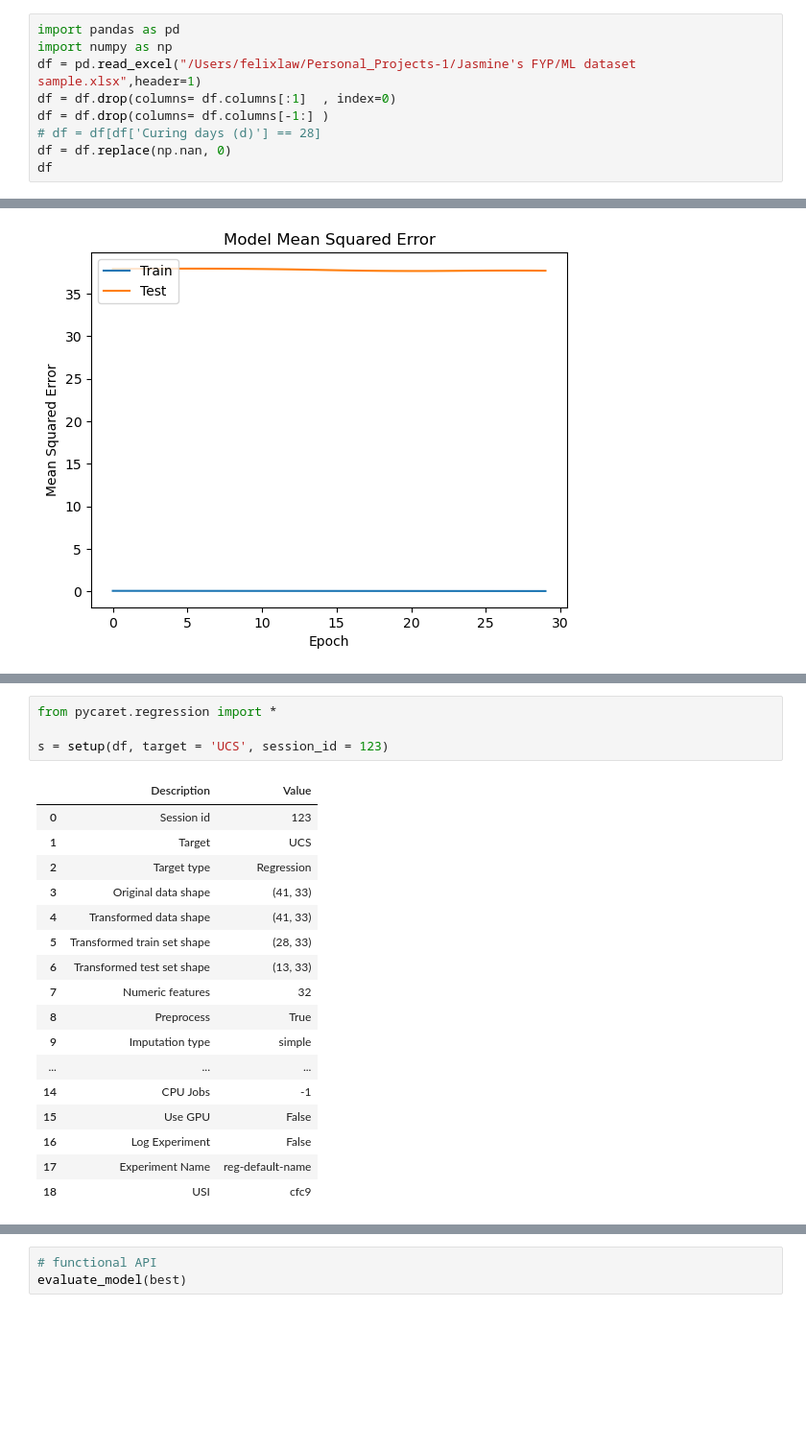
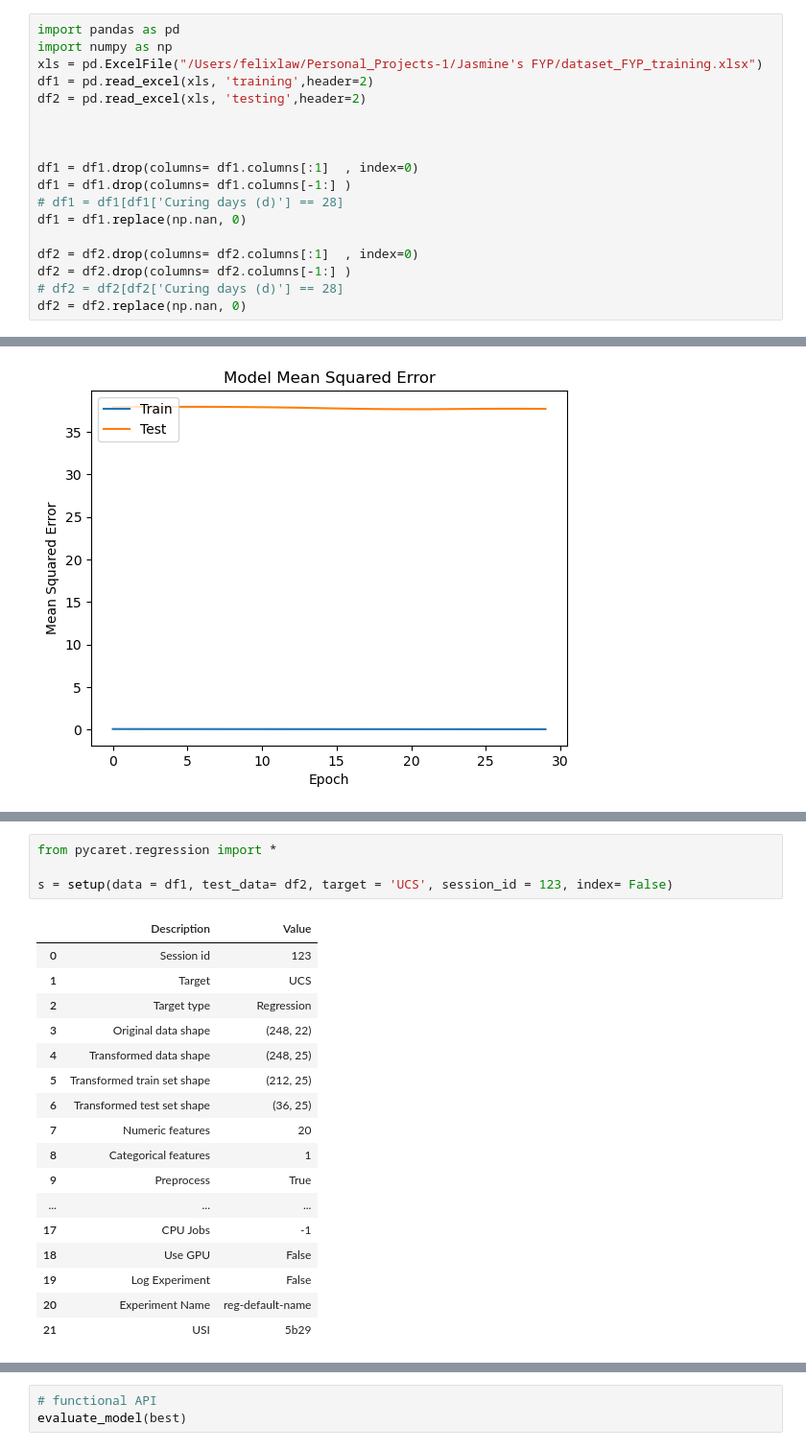
Before and after one commit to felixthe-cat/Personal_Projects, a Jupyter notebook: Jasmine's FYP/DCM_predictor.ipynb, the cells around one changed output, grey strips where cells are left out. Shown at 96% size. Saved outputs shown, nothing was run; the diff lists cells and outputs as text; blank space fills up the shorter version.

```diff
--- a/Jasmine's FYP/DCM_predictor.ipynb
+++ b/Jasmine's FYP/DCM_predictor.ipynb
@@ -1,9 +1,18 @@
 # %%
 import pandas as pd
 import numpy as np
-df = pd.read_excel("/Users/felixlaw/Personal_Projects-1/Jasmine's FYP/ML dataset sample.xlsx",header=1)
-df = df.drop(columns= df.columns[:1]  , index=0)
-df = df.drop(columns= df.columns[-1:] )
-# df = df[df['Curing days (d)'] == 28]
-df = df.replace(np.nan, 0)
-df
+xls = pd.ExcelFile("/Users/felixlaw/Personal_Projects-1/Jasmine's FYP/dataset_FYP_training.xlsx")
+df1 = pd.read_excel(xls, 'training',header=2)
+df2 = pd.read_excel(xls, 'testing',header=2)
+
+
+
+df1 = df1.drop(columns= df1.columns[:1]  , index=0)
+df1 = df1.drop(columns= df1.columns[-1:] )
+# df1 = df1[df1['Curing days (d)'] == 28]
+df1 = df1.replace(np.nan, 0)
+
+df2 = df2.drop(columns= df2.columns[:1]  , index=0)
+df2 = df2.drop(columns= df2.columns[-1:] )
+# df2 = df2[df2['Curing days (d)'] == 28]
+df2 = df2.replace(np.nan, 0)
@@ -266,25 +308,25 @@ Note: you may need to restart the kernel to use updated packages.
 # %%
 from pycaret.regression import *
 
-s = setup(df, target = 'UCS', session_id = 123)
+s = setup(data = df1, test_data= df2, target = 'UCS', session_id = 123, index= False)
 # %% [output]
 |  | Description | Value |
 | 0 | Session id | 123 |
 | 1 | Target | UCS |
 | 2 | Target type | Regression |
-| 3 | Original data shape | (41, 33) |
-| 4 | Transformed data shape | (41, 33) |
-| 5 | Transformed train set shape | (28, 33) |
-| 6 | Transformed test set shape | (13, 33) |
-| 7 | Numeric features | 32 |
-| 8 | Preprocess | True |
-| 9 | Imputation type | simple |
+| 3 | Original data shape | (248, 22) |
+| 4 | Transformed data shape | (248, 25) |
+| 5 | Transformed train set shape | (212, 25) |
+| 6 | Transformed test set shape | (36, 25) |
+| 7 | Numeric features | 20 |
+| 8 | Categorical features | 1 |
+| 9 | Preprocess | True |
 | ... | ... | ... |
-| 14 | CPU Jobs | -1 |
-| 15 | Use GPU | False |
-| 16 | Log Experiment | False |
-| 17 | Experiment Name | reg-default-name |
-| 18 | USI | cfc9 |
+| 17 | CPU Jobs | -1 |
+| 18 | Use GPU | False |
+| 19 | Log Experiment | False |
+| 20 | Experiment Name | reg-default-name |
+| 21 | USI | 5b29 |
 # %%
 # functional API
 best = compare_models()
```
Also changed, not shown: parts of 14 cells of this notebook, 10 other files.
